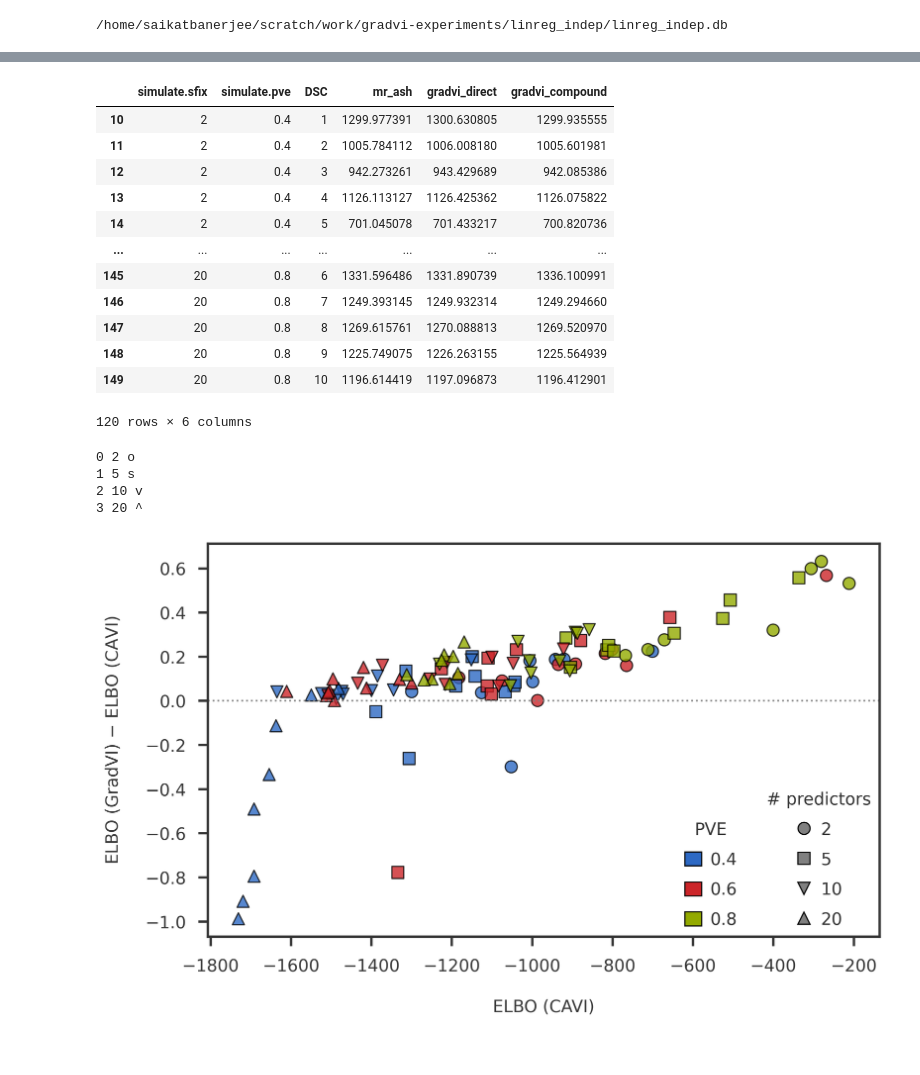
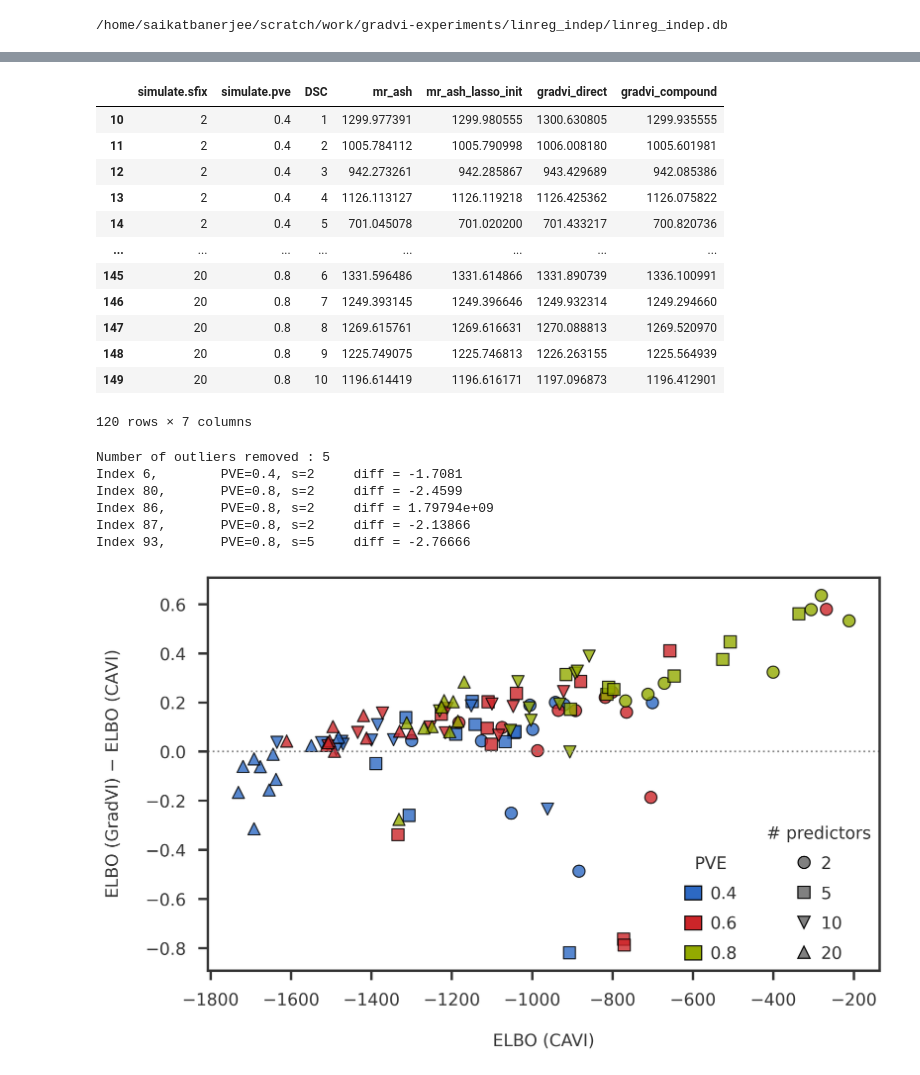
Before and after one commit to banskt/gradvi-experiments, a Jupyter notebook: analysis/elbo_comparison.ipynb, the cells around one changed output, grey strips where cells are left out. Cells and saved outputs as stored; diff of their text form; code cells hidden in the pictures.

Commit message:
Include ELBO comparison analysis

```diff
--- a/analysis/elbo_comparison.ipynb
+++ b/analysis/elbo_comparison.ipynb
@@ -42,7 +42,7 @@ condition = [""]
 # %%
 qp = dscQP(db, target, condition)
 qp_df = qp.output_table
-df    = stratify_dfcols_in_list(qp_df, 'fit', ['gradvi_direct', 'gradvi_compound', 'mr_ash'])
+df    = stratify_dfcols_in_list(qp_df, 'fit', ['gradvi_direct', 'gradvi_compound', 'mr_ash', 'mr_ash_lasso_init'])
 df
 # %% [output]
 |  | DSC | simulate | simulate.sfix | simulate.se:output | simulate.pve | simulate.output.file | ... |
@@ -123,19 +123,19 @@ else:
 elbodf = stratify_dfcols_in_list(elbodf, "simulate.sfix", [2, 5, 10, 20])
 elbodf
 # %% [output]
-|  | simulate.sfix | simulate.pve | DSC | mr_ash | gradvi_direct | gradvi_compound |
-| 10 | 2 | 0.4 | 1 | 1299.977391 | 1300.630805 | 1299.935555 |
-| 11 | 2 | 0.4 | 2 | 1005.784112 | 1006.008180 | 1005.601981 |
-| 12 | 2 | 0.4 | 3 | 942.273261 | 943.429689 | 942.085386 |
-| 13 | 2 | 0.4 | 4 | 1126.113127 | 1126.425362 | 1126.075822 |
-| 14 | 2 | 0.4 | 5 | 701.045078 | 701.433217 | 700.820736 |
-| ... | ... | ... | ... | ... | ... | ... |
-| 145 | 20 | 0.8 | 6 | 1331.596486 | 1331.890739 | 1336.100991 |
-| 146 | 20 | 0.8 | 7 | 1249.393145 | 1249.932314 | 1249.294660 |
-| 147 | 20 | 0.8 | 8 | 1269.615761 | 1270.088813 | 1269.520970 |
-| 148 | 20 | 0.8 | 9 | 1225.749075 | 1226.263155 | 1225.564939 |
-| 149 | 20 | 0.8 | 10 | 1196.614419 | 1197.096873 | 1196.412901 |
+|  | simulate.sfix | simulate.pve | DSC | mr_ash | mr_ash_lasso_init | gradvi_direct | gradvi_compound |
+| 10 | 2 | 0.4 | 1 | 1299.977391 | 1299.980555 | 1300.630805 | 1299.935555 |
+| 11 | 2 | 0.4 | 2 | 1005.784112 | 1005.790998 | 1006.008180 | 1005.601981 |
+| 12 | 2 | 0.4 | 3 | 942.273261 | 942.285867 | 943.429689 | 942.085386 |
+| 13 | 2 | 0.4 | 4 | 1126.113127 | 1126.119218 | 1126.425362 | 1126.075822 |
+| 14 | 2 | 0.4 | 5 | 701.045078 | 701.020200 | 701.433217 | 700.820736 |
+| ... | ... | ... | ... | ... | ... | ... | ... |
+| 145 | 20 | 0.8 | 6 | 1331.596486 | 1331.614866 | 1331.890739 | 1336.100991 |
+| 146 | 20 | 0.8 | 7 | 1249.393145 | 1249.396646 | 1249.932314 | 1249.294660 |
+| 147 | 20 | 0.8 | 8 | 1269.615761 | 1269.616631 | 1270.088813 | 1269.520970 |
+| 148 | 20 | 0.8 | 9 | 1225.749075 | 1225.746813 | 1226.263155 | 1225.564939 |
+| 149 | 20 | 0.8 | 10 | 1196.614419 | 1196.616171 | 1197.096873 | 1196.412901 |
-120 rows × 6 columns
+120 rows × 7 columns
 # %%
 import matplotlib.lines as mlines
 import matplotlib.patches as mpatches
@@ -152,15 +152,26 @@ def np_categorize(arr):
     d2  = {i : x for i, x in enumerate(unq)}
     return np.array([d1[x] for x in arr]), d2
 
-def plot_elbo_scatter(ax, df, reference, target):
+def plot_elbo_scatter(ax, df, reference, target, has_outliers = False, use_gradvi_alternate = False):
     ref   = - df[reference].to_numpy()
     tgt   = - df[target].to_numpy()
+    if use_gradvi_alternate and target.startswith("gradvi"):
+        alt_target = "gradvi_direct" if target == "gradvi_compound" else "gradvi_compound"
+        tgt2 = - df[alt_target].to_numpy()
+        tgt  = np.maximum(tgt, tgt2)
     diff  = tgt - ref
 
     sfixidx, sfixvals = np_categorize(df['simulate.sfix'].to_numpy())
     pveidx,  pvevals  = np_categorize(df['simulate.pve'].to_numpy())
 
-    iremove, ikeep = outlier_index_normal(diff, factor = 10.0)
+    if has_outliers:
+        iremove = np.array([])
+        ikeep   = np.arange(diff.shape[0])
+    else:
+        iremove, ikeep = outlier_index_normal(diff, factor = 10.0)
+        print (f"Number of outliers removed : {iremove[0].shape[0]}")
+        for i in iremove[0]:
+            print(f"Index {i},\tPVE={pvevals[pveidx[i]]}, s={sfixvals[sfixidx[i]]}\t diff = {diff[i]:g}")
     mcolors  = mpl_stylesheet.banskt_colors()
     mmarkers = ['o', 's', 'v', '^', '<', '>', 'p', 'h', 'H', 'D', 'd']
 
@@ -168,7 +179,7 @@ def plot_elbo_scatter(ax, df, reference, target):
 
     for sidx, sfix in sfixvals.items():
         marker = mmarkers[sidx]
-        print (sidx, sfix, marker)
+        #print (sidx, sfix, marker)
         _idx = np.where(sfixidx == sidx)[0]
         _ikeep  = np.intersect1d(_idx, ikeep, assume_unique = True)
         _colors = [mcolors[i] for i in pveidx[_ikeep]]
@@ -181,39 +192,42 @@ def plot_elbo_scatter(ax, df, reference, target):
     mlabels  = list()
     for sidx, sfix in sfixvals.items():
         marker = mmarkers[sidx]
         handle = mlines.Line2D([], [], color='grey', mec='black', marker=marker, ls='', ms=10)
         mhandles.append(handle)
         mlabels.append(f"{sfix}")
     leg1 = plt.legend(handles = mhandles, labels = mlabels, title = r"# predictors",
                       loc = 'lower right', bbox_to_anchor = (1.0, 0.0))
     plt.gca().add_artist(leg1)
 
     # legend for PVE
     mhandles = list()
     mlabels  = list()
     for pidx, pve in pvevals.items():
         color = mcolors[pidx]
         handle = mpatches.Patch(facecolor = color, edgecolor = 'black')
         mhandles.append(handle)
         mlabels.append(f"{pve}")
     leg2 = ax.legend(handles = mhandles, labels = mlabels, title = r"PVE",
                      loc = 'lower right', bbox_to_anchor = (0.8, 0.0))
 
     return
 
 
 
 
-plot_elbo_scatter(ax1, elbodf, "mr_ash", "gradvi_compound")
+plot_elbo_scatter(ax1, elbodf, "mr_ash_lasso_init", "gradvi_compound",
+                  has_outliers = False, use_gradvi_alternate = True)
 ax1.set_xlabel("ELBO (CAVI)")
 ax1.set_ylabel(r"ELBO (GradVI) $-$ ELBO (CAVI)")
 plt.show()
 # %% [output]
-0 2 o
-1 5 s
-2 10 v
-3 20 ^
+Number of outliers removed : 5
+Index 6,        PVE=0.4, s=2     diff = -1.7081
+Index 80,       PVE=0.8, s=2     diff = -2.4599
+Index 86,       PVE=0.8, s=2     diff = 1.79794e+09
+Index 87,       PVE=0.8, s=2     diff = -2.13866
+Index 93,       PVE=0.8, s=5     diff = -2.76666
-[figure, old version]
+[figure, new version]
 # %%
 elbodf
 # %% [output]
```
Also changed, not shown: parts of 10 cells of this notebook.
